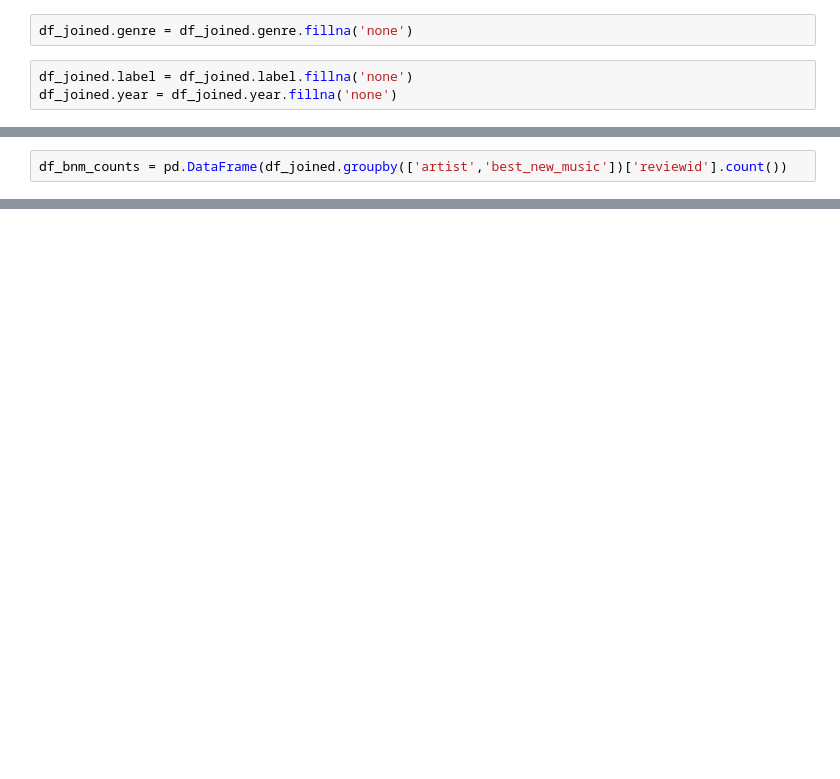
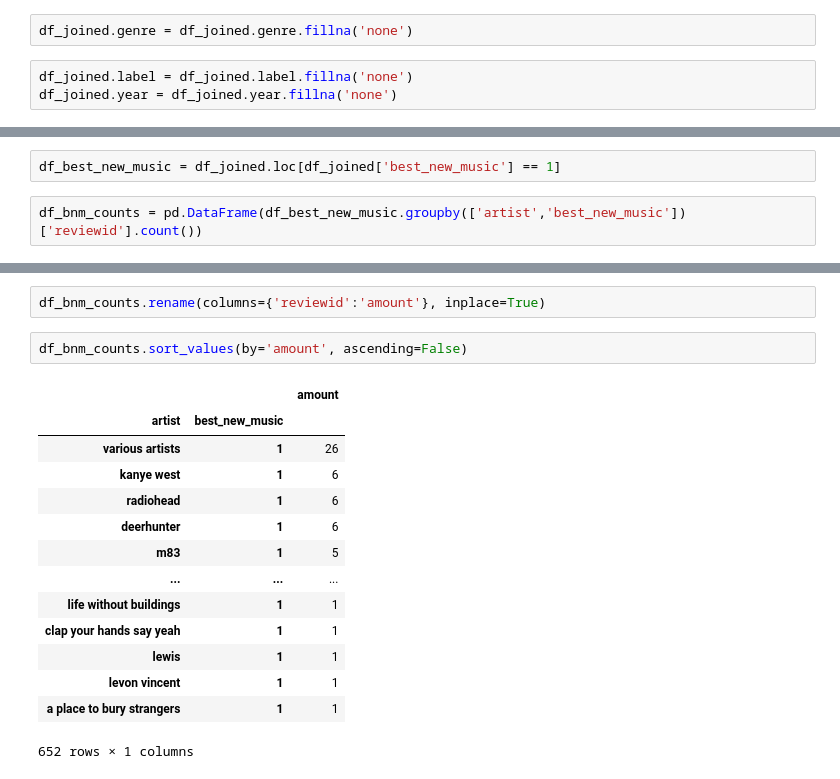
Before and after one commit to JonahFlateman/SQLproject, a Jupyter notebook: Untitled.ipynb, the cells around one changed output, grey strips where cells are left out. Cells and saved outputs as stored; diff of their text form; blank space fills up the shorter version.

```diff
--- a/Untitled.ipynb
+++ b/Untitled.ipynb
@@ -295,2 +287,4 @@ df_joined
+# %%
+df_best_new_music = df_joined.loc[df_joined['best_new_music'] == 1]
 # %%
-df_bnm_counts = pd.DataFrame(df_joined.groupby(['artist','best_new_music'])['reviewid'].count())
+df_bnm_counts = pd.DataFrame(df_best_new_music.groupby(['artist','best_new_music'])['reviewid'].count())
@@ -323,0 +291,19 @@ df_joined.loc[df_joined['artist'] == '!!!']
+# %%
+df_bnm_counts.rename(columns={'reviewid':'amount'}, inplace=True)
+# %%
+df_bnm_counts.sort_values(by='amount', ascending=False)
+# %% [output]
+|  |  | amount |
+| artist | best_new_music |  |
+| various artists | 1 | 26 |
+| kanye west | 1 | 6 |
+| radiohead | 1 | 6 |
+| deerhunter | 1 | 6 |
+| m83 | 1 | 5 |
+| ... | ... | ... |
+| life without buildings | 1 | 1 |
+| clap your hands say yeah | 1 | 1 |
+| lewis | 1 | 1 |
+| levon vincent | 1 | 1 |
+| a place to bury strangers | 1 | 1 |
+652 rows × 1 columns
```
Also changed, not shown: parts of 11 cells of this notebook.
